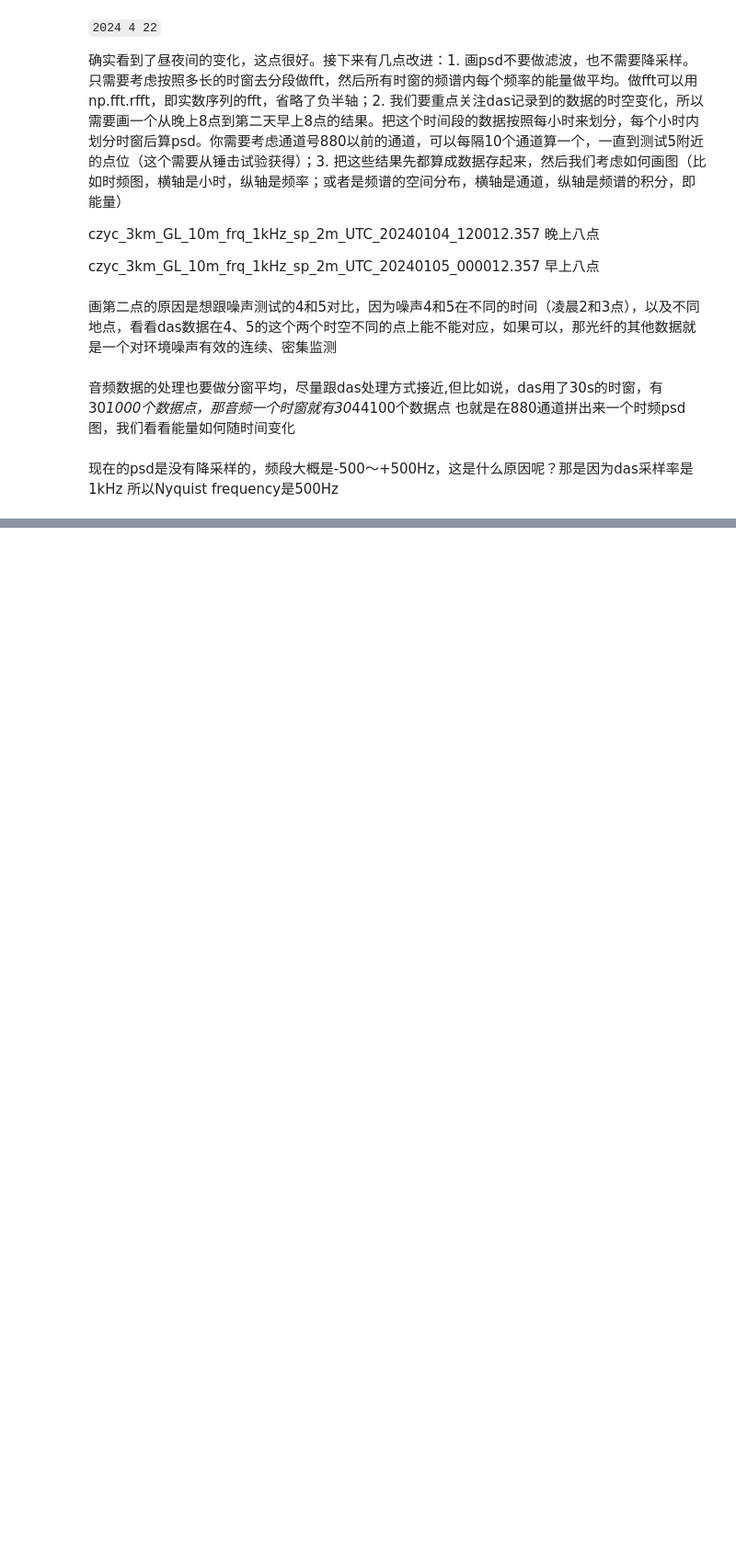
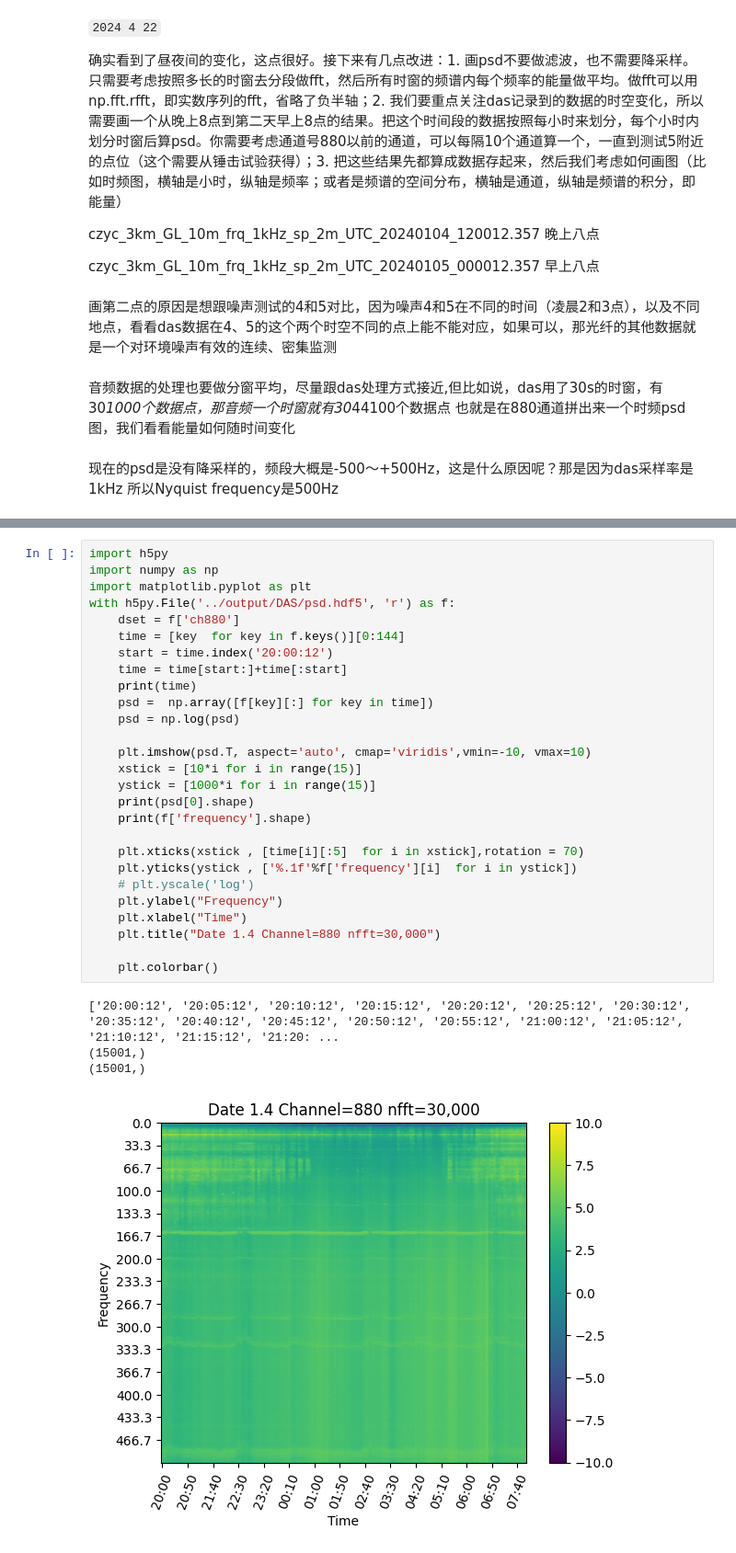
Before and after one commit to wuw584/Neverland, a Jupyter notebook: czyc_das_noise.ipynb, the cells around one changed output, grey strips where cells are left out. Shown: that part at 92% size. Saved outputs shown, nothing was run; the diff lists cells and outputs as text; blank space fills up the shorter version.

Commit message:
ch880 image

```diff
--- a/czyc_das_noise.ipynb
+++ b/czyc_das_noise.ipynb
@@ -399,0 +415,32 @@ czyc_3km_GL_10m_frq_1kHz_sp_2m_UTC_20240105_000012.357  早上八点
+# %%
+import h5py
+import numpy as np
+import matplotlib.pyplot as plt
+with h5py.File('../output/DAS/psd.hdf5', 'r') as f:
+    dset = f['ch880']
+    time = [key  for key in f.keys()][0:144]
+    start = time.index('20:00:12')
+    time = time[start:]+time[:start]
+    print(time)
+    psd =  np.array([f[key][:] for key in time])
+    psd = np.log(psd)
+
+    plt.imshow(psd.T, aspect='auto', cmap='viridis',vmin=-10, vmax=10)
+    xstick = [10*i for i in range(15)]
+    ystick = [1000*i for i in range(15)]
+    print(psd[0].shape)
+    print(f['frequency'].shape)
+
+    plt.xticks(xstick , [time[i][:5]  for i in xstick],rotation = 70)
+    plt.yticks(ystick , ['%.1f'%f['frequency'][i]  for i in ystick])
+    # plt.yscale('log')
+    plt.ylabel("Frequency")
+    plt.xlabel("Time")
+    plt.title("Date 1.4 Channel=880 nfft=30,000")
+
+    plt.colorbar()
+# %% [output]
+['20:00:12', '20:05:12', '20:10:12', '20:15:12', '20:20:12', '20:25:12', '20:30:12', '20:35:12', '20:40:12', '20:45:12', '20:50:12', '20:55:12', '21:00:12', '21:05:12', '21:10:12', '21:15:12', '21:20: ...
+(15001,)
+(15001,)
+[figure, added]
```
Also changed, not shown: parts of 9 cells of this notebook, 1 other file.
